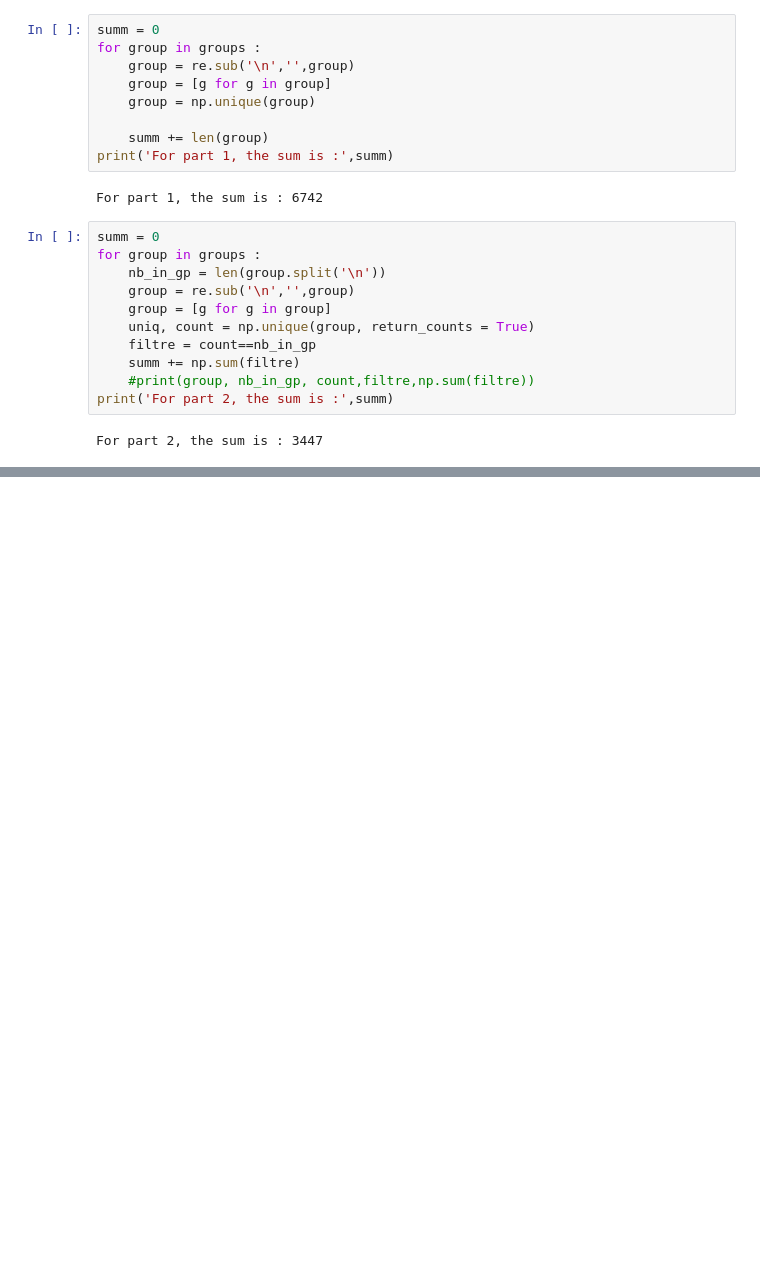
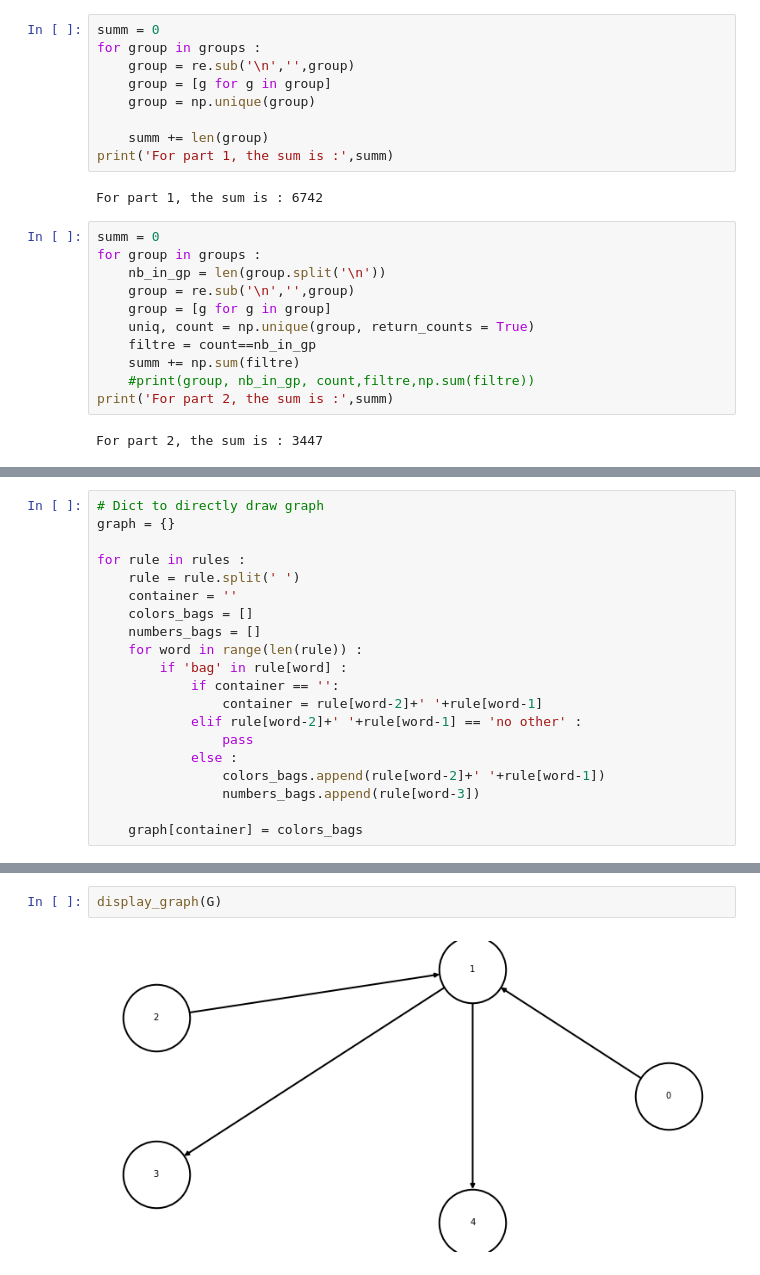
Before and after one commit to Jeremynadal33/adventofcode2020, a Jupyter notebook: adventofcode2020.ipynb, the cells around one changed output, grey strips where cells are left out. Cells and saved outputs as stored; diff of their text form; blank space fills up the shorter version.

```diff
--- a/adventofcode2020.ipynb
+++ b/adventofcode2020.ipynb
@@ -377,0 +450,20 @@ For part 2, the sum is : 3447
+# %%
+# Dict to directly draw graph
+graph = {}
+
+for rule in rules :
+    rule = rule.split(' ')
+    container = ''
+    colors_bags = []
+    numbers_bags = []
+    for word in range(len(rule)) :
+        if 'bag' in rule[word] :
+            if container == '':
+                container = rule[word-2]+' '+rule[word-1]
+            elif rule[word-2]+' '+rule[word-1] == 'no other' :
+                pass
+            else :
+                colors_bags.append(rule[word-2]+' '+rule[word-1])
+                numbers_bags.append(rule[word-3])
+
+    graph[container] = colors_bags
@@ -377,0 +808,4 @@ For part 2, the sum is : 3447
+# %%
+display_graph(G)
+# %% [output]
+[figure, added]
```
Also changed, not shown: parts of 31 cells of this notebook, 4 other files.
